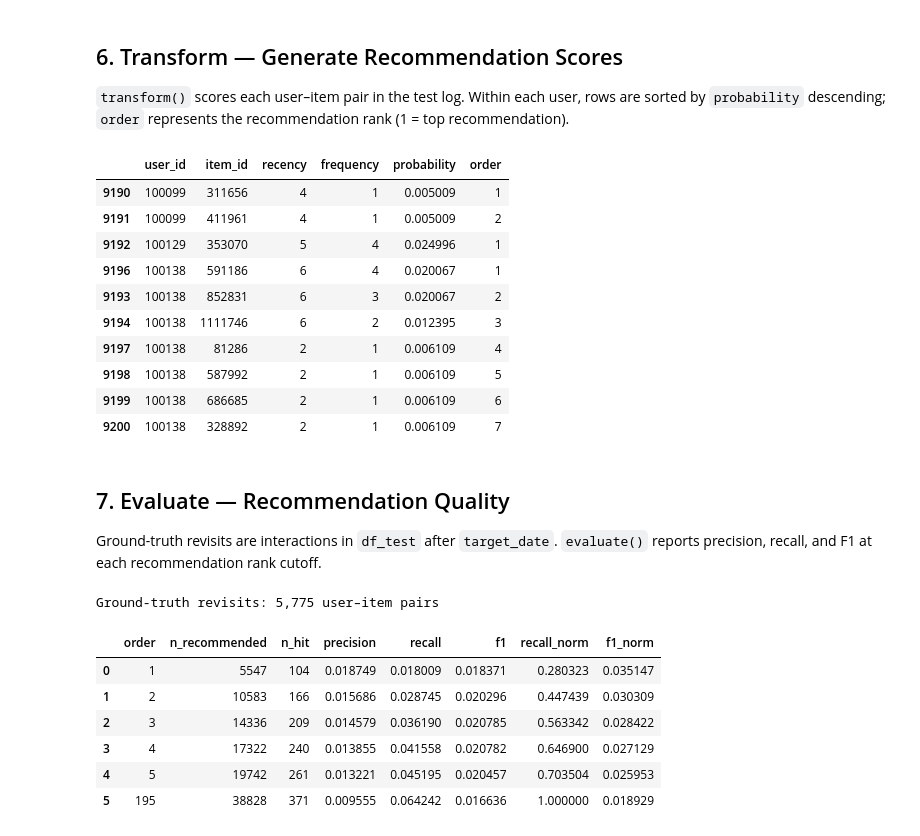
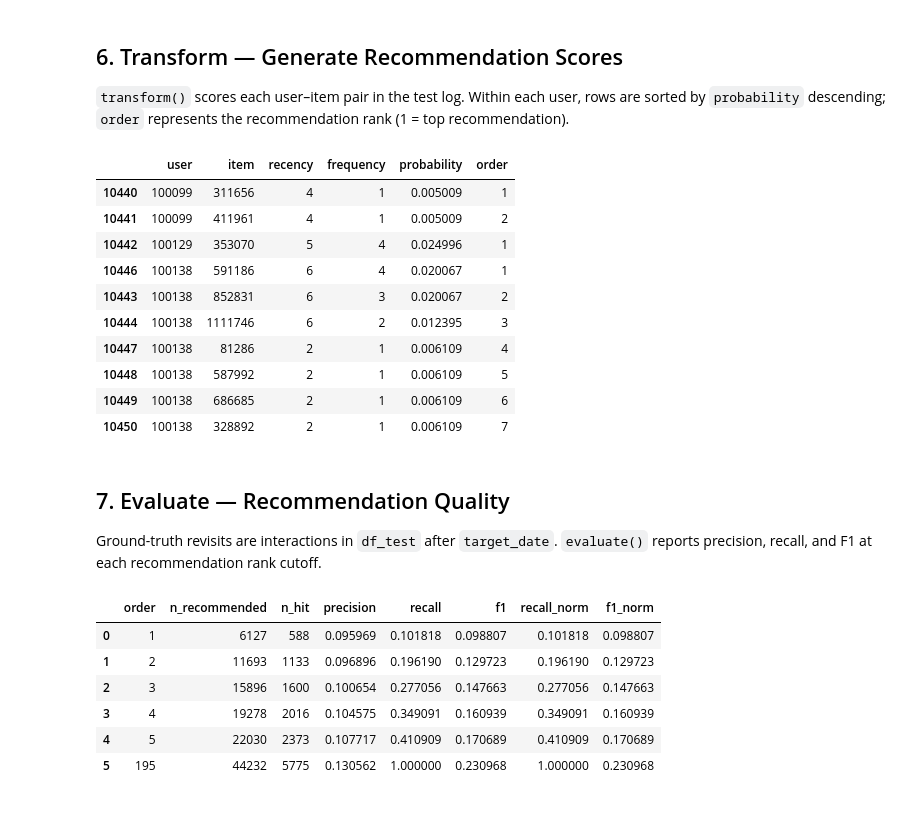
Before and after one commit to jiro-iwanaga/rfscorer, a Jupyter notebook: examples/basic_usage.ipynb, the cells around one changed output. Drawn from its saved outputs; the diff is of its cells as text; code cells hidden in the pictures.

```diff
--- a/examples/basic_usage.ipynb
+++ b/examples/basic_usage.ipynb
@@ -23,7 +23,9 @@ The same pair may appear multiple times (repeat visits).
 # %%
 url = "https://raw.githubusercontent.com/ohmsha/PyOptBook/main/7.recommendation/access_log.csv"
 df = pd.read_csv(url)
-print(f"{len(df):,} rows  |  {df.user_id.nunique():,} users  |  {df.item_id.nunique():,} items")
+df.columns = ["user", "item", "datetime"]
+
+print(f"{len(df):,} rows  |  {df.user.nunique():,} users  |  {df.item.nunique():,} items")
 df.head()
 # %% [output]
 325,908 rows  |  31,443 users  |  87,611 items
@@ -38,10 +40,10 @@ df.head()
 
 Split users into a training set (80 %) and a test set (20 %) using a hash-based partition.
 # %%
-df_train = df[df.user_id.map(lambda x: hash(x) % 10 < 8)]
-df_test = df[df.user_id.map(lambda x: hash(x) % 10 >= 8)]
-print(f"Train: {len(df_train):,} rows ({df_train.user_id.nunique():,} users)")
-print(f"Test:  {len(df_test):,} rows ({df_test.user_id.nunique():,} users)")
+df_train = df[df.user.map(lambda x: hash(x) % 10 < 8)]
+df_test = df[df.user.map(lambda x: hash(x) % 10 >= 8)]
+print(f"Train: {len(df_train):,} rows ({df_train.user.nunique():,} users)")
+print(f"Test:  {len(df_test):,} rows ({df_test.user.nunique():,} users)")
 # %% [output]
 Train: 264,272 rows (25,316 users)
 Test:  61,636 rows (6,127 users)
@@ -52,11 +54,12 @@ Pass `target_date` as the split point between observation and evaluation windows
 Data up to `target_date` is used to compute recency and frequency (observation window, default: 28 days back);
 data after `target_date` provides ground-truth revisit labels (evaluation window, default: 7 days forward).
 # %%
-scorer = RecencyFrequencyScorer(user_col="user_id", item_col="item_id", datetime_col="date")
+scorer = RecencyFrequencyScorer()
 
 target_date = "2015-07-07"
-
-scorer.fit(df_train, target_date)
+df_train_obs = df_train[df_train.datetime <= target_date]
+df_train_eval = df_train[df_train.datetime > target_date]
+scorer.fit(df_train_obs, df_train_eval)
 scorer.show()
 # %% [output]
 === profiling ===
@@ -124,44 +129,33 @@ num_constraints: 291
 Within each user, rows are sorted by `probability` descending;
 `order` represents the recommendation rank (1 = top recommendation).
 # %%
-df_rec = scorer.transform(
-    df_test,
-    target_date,
-    kind="mcc",
-    user_col="user_id",
-    item_col="item_id",
-    datetime_col="date",
-)
+df_rec = scorer.transform(df_test, target_date, kind="mcc")
 df_rec.head(10)
 # %% [output]
-|  | user_id | item_id | recency | frequency | probability | order |
-| 9190 | 100099 | 311656 | 4 | 1 | 0.005009 | 1 |
-| 9191 | 100099 | 411961 | 4 | 1 | 0.005009 | 2 |
-| 9192 | 100129 | 353070 | 5 | 4 | 0.024996 | 1 |
-| 9196 | 100138 | 591186 | 6 | 4 | 0.020067 | 1 |
-| 9193 | 100138 | 852831 | 6 | 3 | 0.020067 | 2 |
-| 9194 | 100138 | 1111746 | 6 | 2 | 0.012395 | 3 |
-| 9197 | 100138 | 81286 | 2 | 1 | 0.006109 | 4 |
-| 9198 | 100138 | 587992 | 2 | 1 | 0.006109 | 5 |
-| 9199 | 100138 | 686685 | 2 | 1 | 0.006109 | 6 |
-| 9200 | 100138 | 328892 | 2 | 1 | 0.006109 | 7 |
+|  | user | item | recency | frequency | probability | order |
+| 10440 | 100099 | 311656 | 4 | 1 | 0.005009 | 1 |
+| 10441 | 100099 | 411961 | 4 | 1 | 0.005009 | 2 |
+| 10442 | 100129 | 353070 | 5 | 4 | 0.024996 | 1 |
+| 10446 | 100138 | 591186 | 6 | 4 | 0.020067 | 1 |
+| 10443 | 100138 | 852831 | 6 | 3 | 0.020067 | 2 |
+| 10444 | 100138 | 1111746 | 6 | 2 | 0.012395 | 3 |
+| 10447 | 100138 | 81286 | 2 | 1 | 0.006109 | 4 |
+| 10448 | 100138 | 587992 | 2 | 1 | 0.006109 | 5 |
+| 10449 | 100138 | 686685 | 2 | 1 | 0.006109 | 6 |
+| 10450 | 100138 | 328892 | 2 | 1 | 0.006109 | 7 |
 # %% [markdown]
 ## 7. Evaluate — Recommendation Quality
 
 Ground-truth revisits are interactions in `df_test` after `target_date`.
 `evaluate()` reports precision, recall, and F1 at each recommendation rank cutoff.
 # %%
-df_test_eval = df_test[df_test.date > target_date]
-UIrevisit = set(zip(df_test_eval.user_id, df_test_eval.item_id))
-print(f"Ground-truth revisits: {len(UIrevisit):,} user–item pairs")
-
-scorer.evaluate(df_rec, UIrevisit, order=5)
+df_test_eval = df_test[df_test.datetime > target_date]
+scorer.evaluate(df_rec, df_test_eval, order=5)
 # %% [output]
-Ground-truth revisits: 5,775 user–item pairs
 |  | order | n_recommended | n_hit | precision | recall | f1 | recall_norm | f1_norm |
-| 0 | 1 | 5547 | 104 | 0.018749 | 0.018009 | 0.018371 | 0.280323 | 0.035147 |
-| 1 | 2 | 10583 | 166 | 0.015686 | 0.028745 | 0.020296 | 0.447439 | 0.030309 |
-| 2 | 3 | 14336 | 209 | 0.014579 | 0.036190 | 0.020785 | 0.563342 | 0.028422 |
-| 3 | 4 | 17322 | 240 | 0.013855 | 0.041558 | 0.020782 | 0.646900 | 0.027129 |
-| 4 | 5 | 19742 | 261 | 0.013221 | 0.045195 | 0.020457 | 0.703504 | 0.025953 |
-| 5 | 195 | 38828 | 371 | 0.009555 | 0.064242 | 0.016636 | 1.000000 | 0.018929 |
+| 0 | 1 | 6127 | 588 | 0.095969 | 0.101818 | 0.098807 | 0.101818 | 0.098807 |
+| 1 | 2 | 11693 | 1133 | 0.096896 | 0.196190 | 0.129723 | 0.196190 | 0.129723 |
+| 2 | 3 | 15896 | 1600 | 0.100654 | 0.277056 | 0.147663 | 0.277056 | 0.147663 |
+| 3 | 4 | 19278 | 2016 | 0.104575 | 0.349091 | 0.160939 | 0.349091 | 0.160939 |
+| 4 | 5 | 22030 | 2373 | 0.107717 | 0.410909 | 0.170689 | 0.410909 | 0.170689 |
+| 5 | 195 | 44232 | 5775 | 0.130562 | 1.000000 | 0.230968 | 1.000000 | 0.230968 |
```
Also changed, not shown: parts of 4 cells of this notebook, 1 other file.
